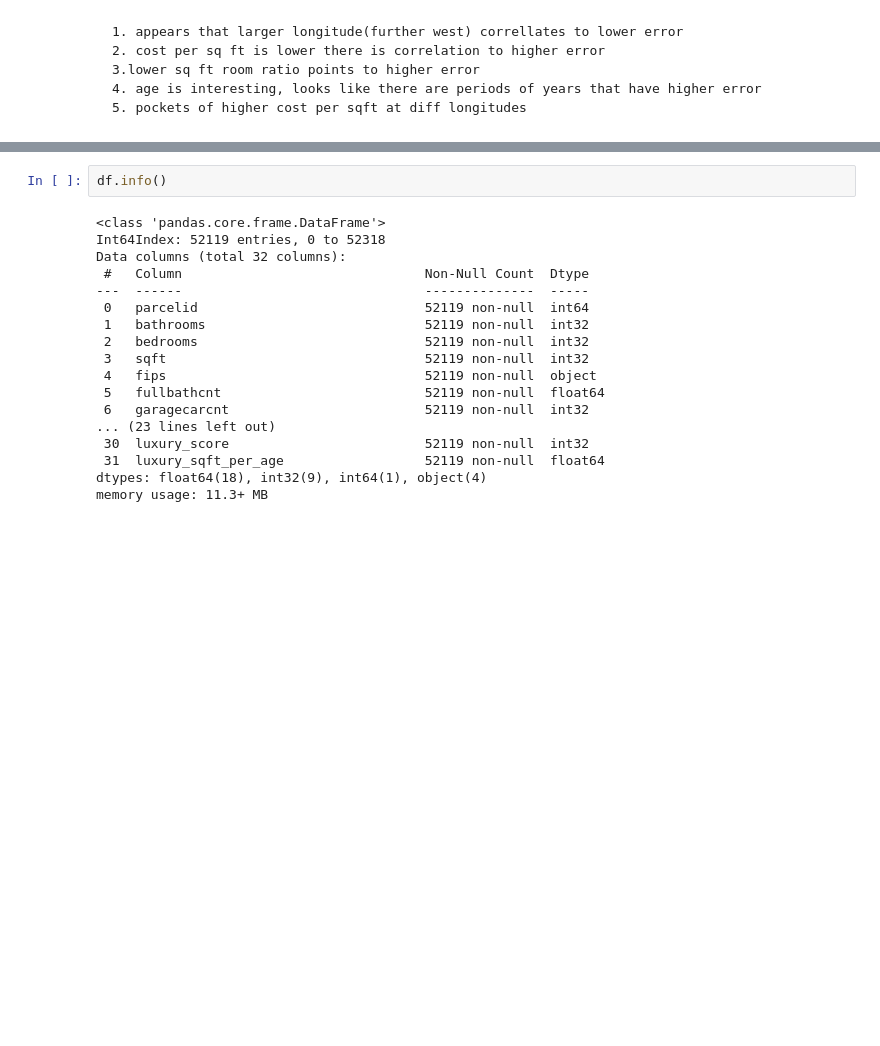
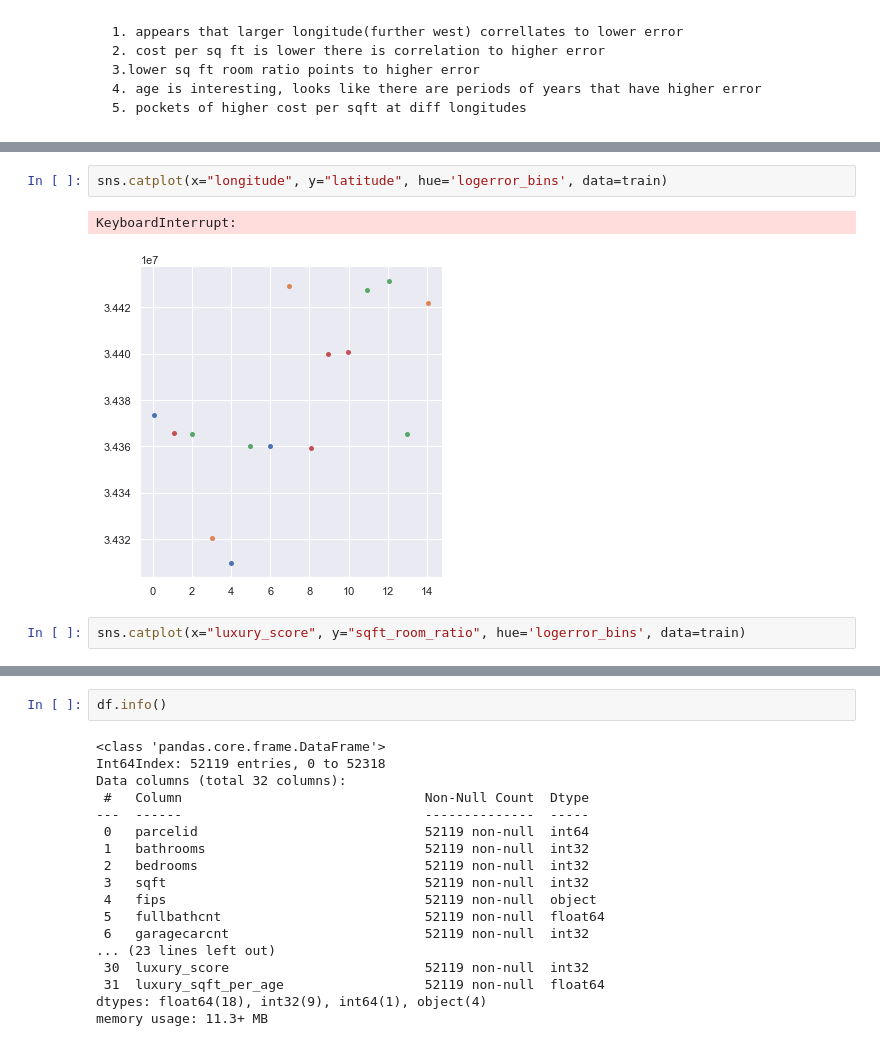
Before and after one commit to tim-keriazes/clustering_exercises, a Jupyter notebook: clustering_exercises_wrangle.ipynb, the cells around one changed output, grey strips where cells are left out. Drawn from its saved outputs; the diff is of its cells as text; blank space fills up the shorter version.

```diff
--- a/clustering_exercises_wrangle.ipynb
+++ b/clustering_exercises_wrangle.ipynb
@@ -905,0 +1002,7 @@ sns.catplot(x="latitude", y="longitude", hue='logerror_bins', data=train)
+# %%
+sns.catplot(x="longitude", y="latitude", hue='logerror_bins', data=train)
+# %% [output]
+KeyboardInterrupt:
+[figure, added]
+# %%
+sns.catplot(x="luxury_score", y="sqft_room_ratio", hue='logerror_bins', data=train)
```
Also changed, not shown: parts of 131 cells of this notebook.
